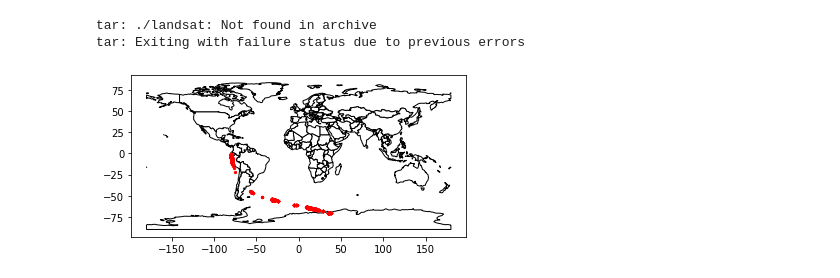
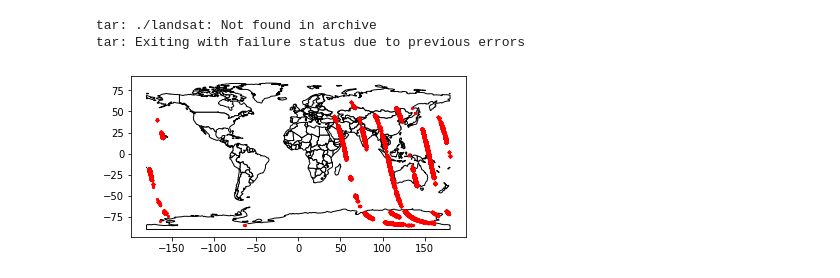
Before and after one commit to pandringa/comp-590-mangroves, a Jupyter notebook: downloads.ipynb, the cells around one changed output. Cells and saved outputs as stored; diff of their text form; code cells hidden in the pictures.

```diff
--- a/downloads.ipynb
+++ b/downloads.ipynb
@@ -77,17 +74,17 @@ tar: Exiting with failure status due to previous errors
 # Download OCO-2 C02 data
 from pydap.client import open_url
 from pydap.cas.urs import setup_session
-dataset_url = "https://oco2.gesdisc.eosdis.nasa.gov/opendap/OCO2_L2_Standard.8/2019/365/oco2_L2StdND_29248a_191231_B8102_200101193207.h5"
+dataset_url = "https://oco2.gesdisc.eosdis.nasa.gov:443/opendap/OCO2_L2_Lite_FP.9r/2020/oco2_LtCO2_200121_B9003r_200204193452s.nc4"
 session = setup_session(environ.get("EARTHDATA_USER"), environ.get("EARTHDATA_PASS"), check_url=dataset_url)
 dataset = open_url(dataset_url, session=session)
 # %%
-data = list(zip(dataset['RetrievalGeometry_retrieval_latitude'], dataset['RetrievalGeometry_retrieval_longitude'], dataset['RetrievalResults_xco2']))
-df = pd.DataFrame(data, columns=['Latitude', 'Longitude', 'CO2'])
-gdf = gpd.GeoDataFrame(df['CO2'], geometry=gpd.points_from_xy(df.Latitude, df.Longitude))
+data = list(zip(dataset['latitude'], dataset['longitude'], dataset['xco2'], dataset['time'], dataset['vertex_latitude'], dataset['vertex_longitude']))
+df = pd.DataFrame(data, columns=['latitude', 'longitude', 'xco2', 'time', 'vertex_latitude', 'vertex_longitude'])
+gdf = gpd.GeoDataFrame(df['xco2'], geometry=gpd.points_from_xy(df.longitude, df.latitude))
 
 world = gpd.read_file(gpd.datasets.get_path('naturalearth_lowres'))
 
 base = world.plot(color='white', edgecolor='black')
 gdf.plot(ax=base, marker='o', color='red', markersize=5);
 # %% [output]
-[figure, old version]
+[figure, new version]
```
Also changed, not shown: parts of 3 cells of this notebook, 1 other file.
